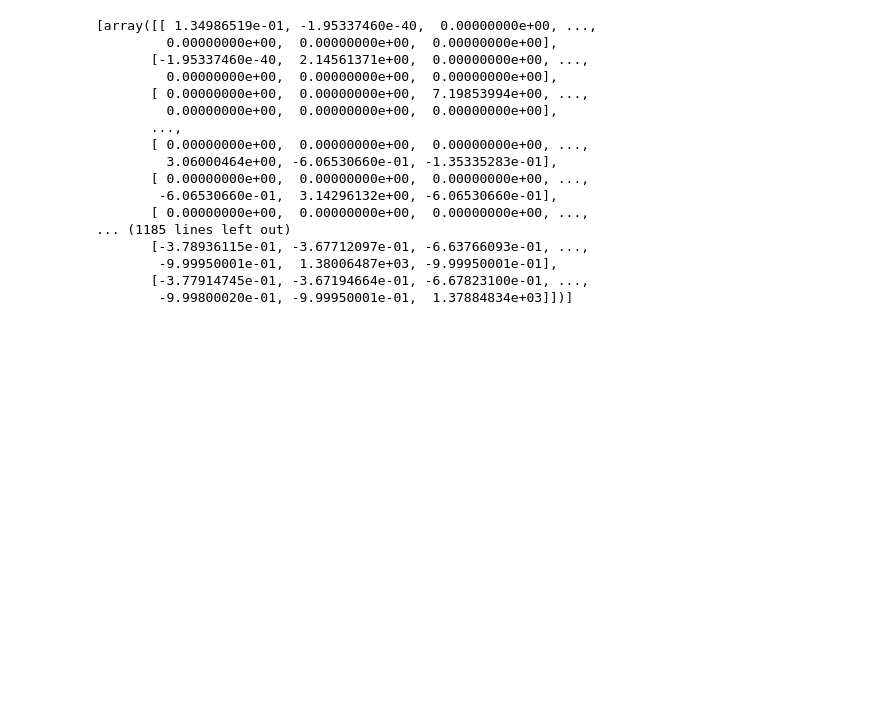
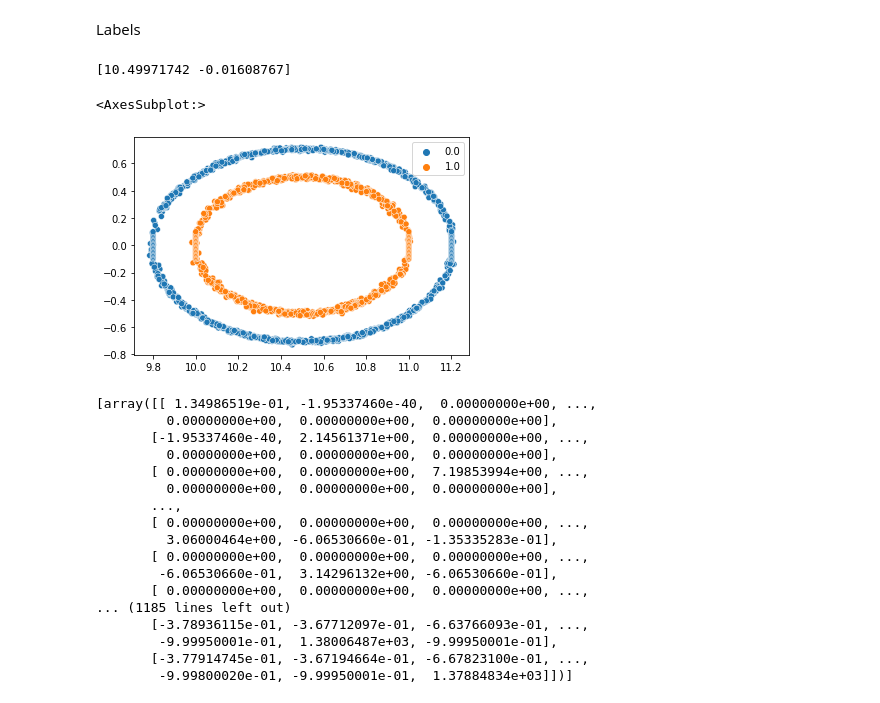
Before and after one commit to Karitori/SpectralClustering_vs_Kmeans, a Jupyter notebook: 1ML.ipynb, the cells around one changed output. Drawn from its saved outputs; the diff is of its cells as text; code cells hidden in the pictures; blank space fills up the shorter version.

```diff
--- a/1ML.ipynb
+++ b/1ML.ipynb
@@ -27,3 +32,30 @@ len(data)
+# %% [markdown]
+Labels
+# %%
+def euclid_distance(p1,p2):
+    return math.sqrt(((p2[0]-p1[0])**2)+((p2[1]-p1[1])**2))
+
+avg_x=np.average(data[:,0:1])
+avg_y=np.average(data[:,1:2])
+
+avg=np.array([avg_x,avg_y])
+print(avg)
+distances=np.zeros(2084)
+for i in range(2084):
+    distances[i]=euclid_distance(data[i],avg)
+
+labels=np.zeros(2084)
+for i in range(2084):
+    if(distances[i]>0.6):
+        labels[i]=0
+    else:
+        labels[i]=1
+
+sns.scatterplot(x=data[:,0], y=data[:,1],hue=labels)
+# %% [output]
+[10.49971742 -0.01608767]
+<AxesSubplot:>
+[figure, added]
 # %%
 def weightFunc(pts,sigma):
     res=np.zeros((len(pts),len(pts)))
```
Also changed, not shown: parts of 14 cells of this notebook.
